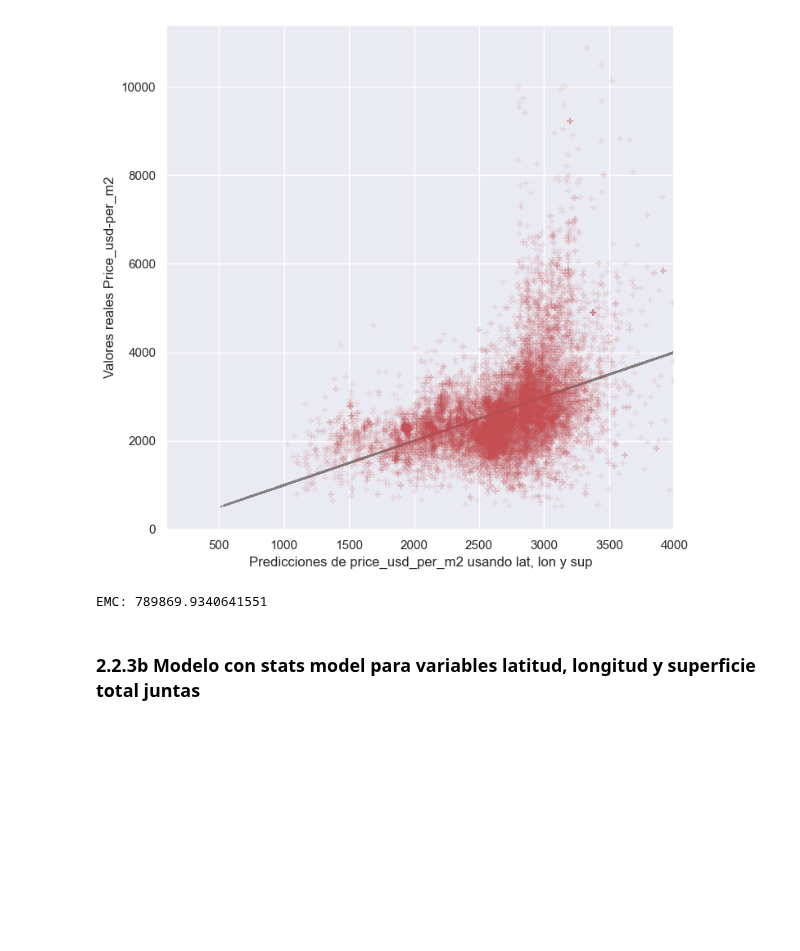
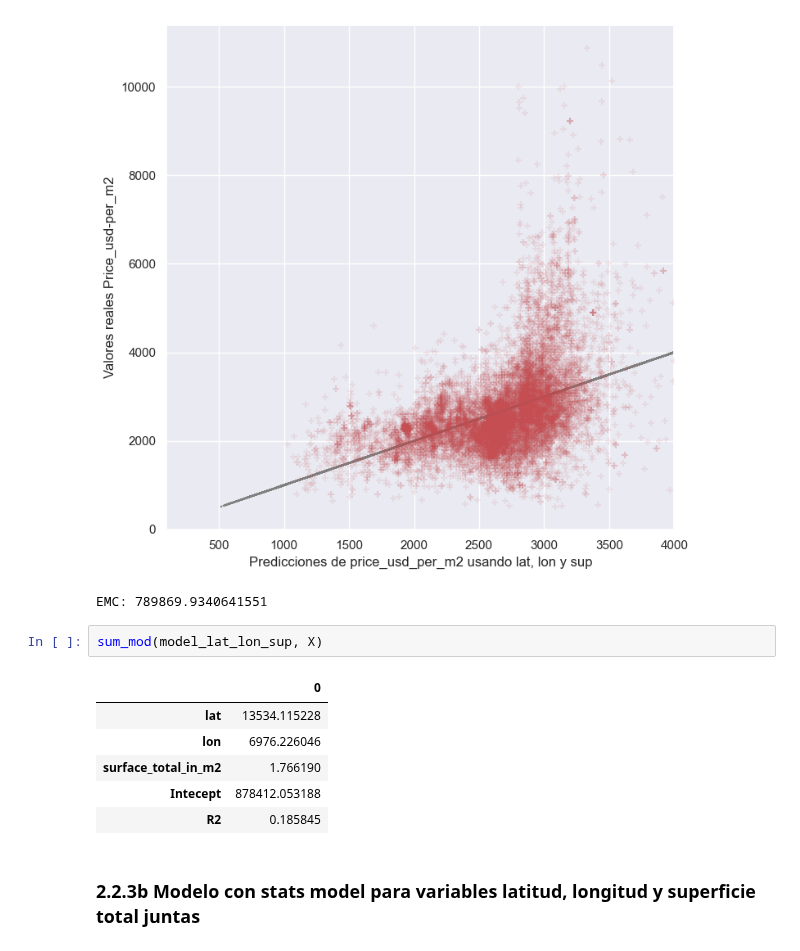
Before and after one commit to Facundo-Peloso/DH-TP-1---Grupo-10, a Jupyter notebook: Main TP2.ipynb, the cells around one changed output. Cells and saved outputs as stored; diff of their text form; blank space fills up the shorter version.

```diff
--- a/Main TP2.ipynb
+++ b/Main TP2.ipynb
@@ -337,6 +337,15 @@ print ("EMC:", mean_squared_error(y, predictions))
 # %% [output]
 [figure]
 EMC: 789869.9340641551
+# %%
+sum_mod(model_lat_lon_sup, X)
+# %% [output]
+|  | 0 |
+| lat | 13534.115228 |
+| lon | 6976.226046 |
+| surface_total_in_m2 | 1.766190 |
+| Intecept | 878412.053188 |
+| R2 | 0.185845 |
 # %% [markdown]
 ### 2.2.3b Modelo con stats model para variables latitud, longitud y superficie total juntas
 # %%
```
Also changed, not shown: parts of 7 cells of this notebook, 1 other file.
